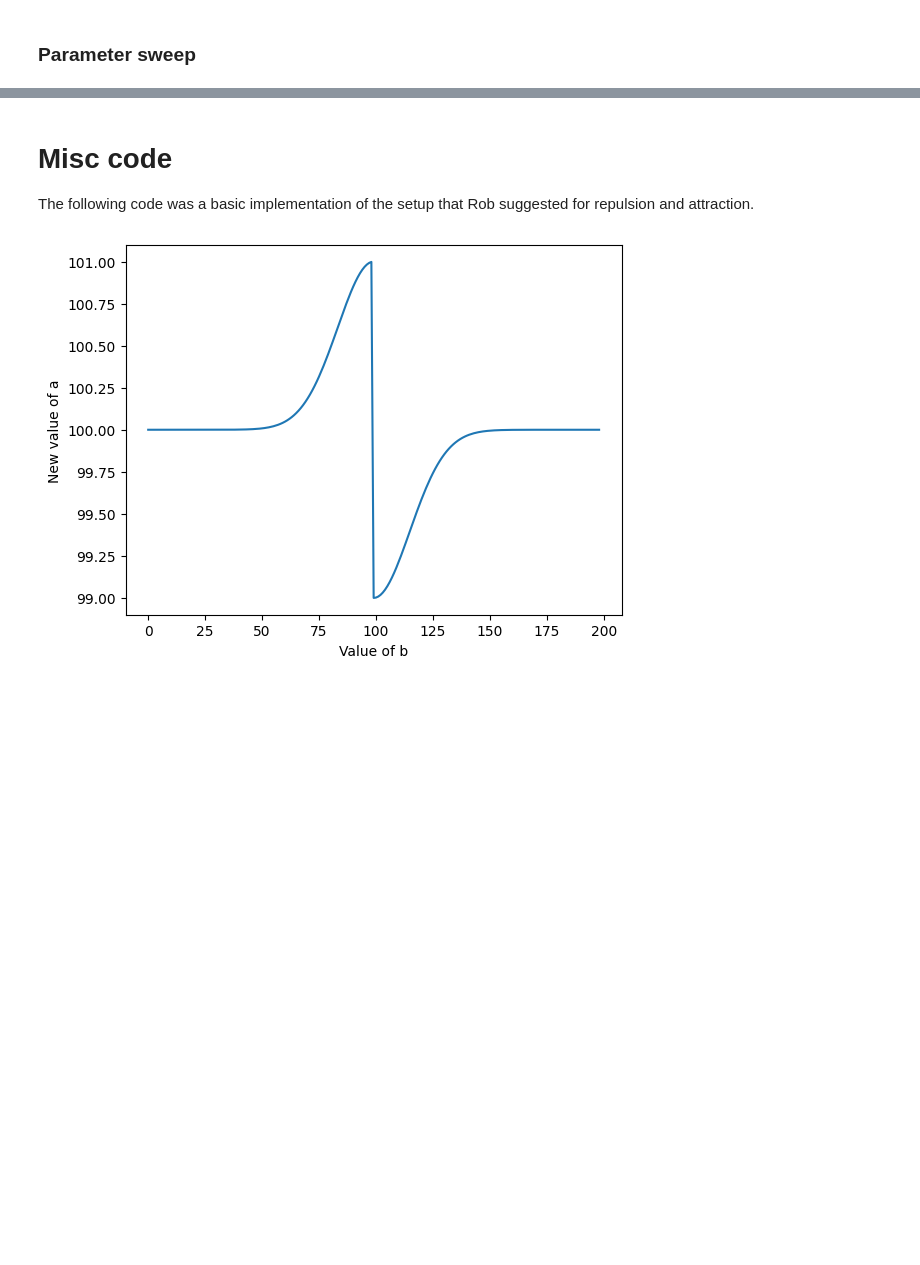
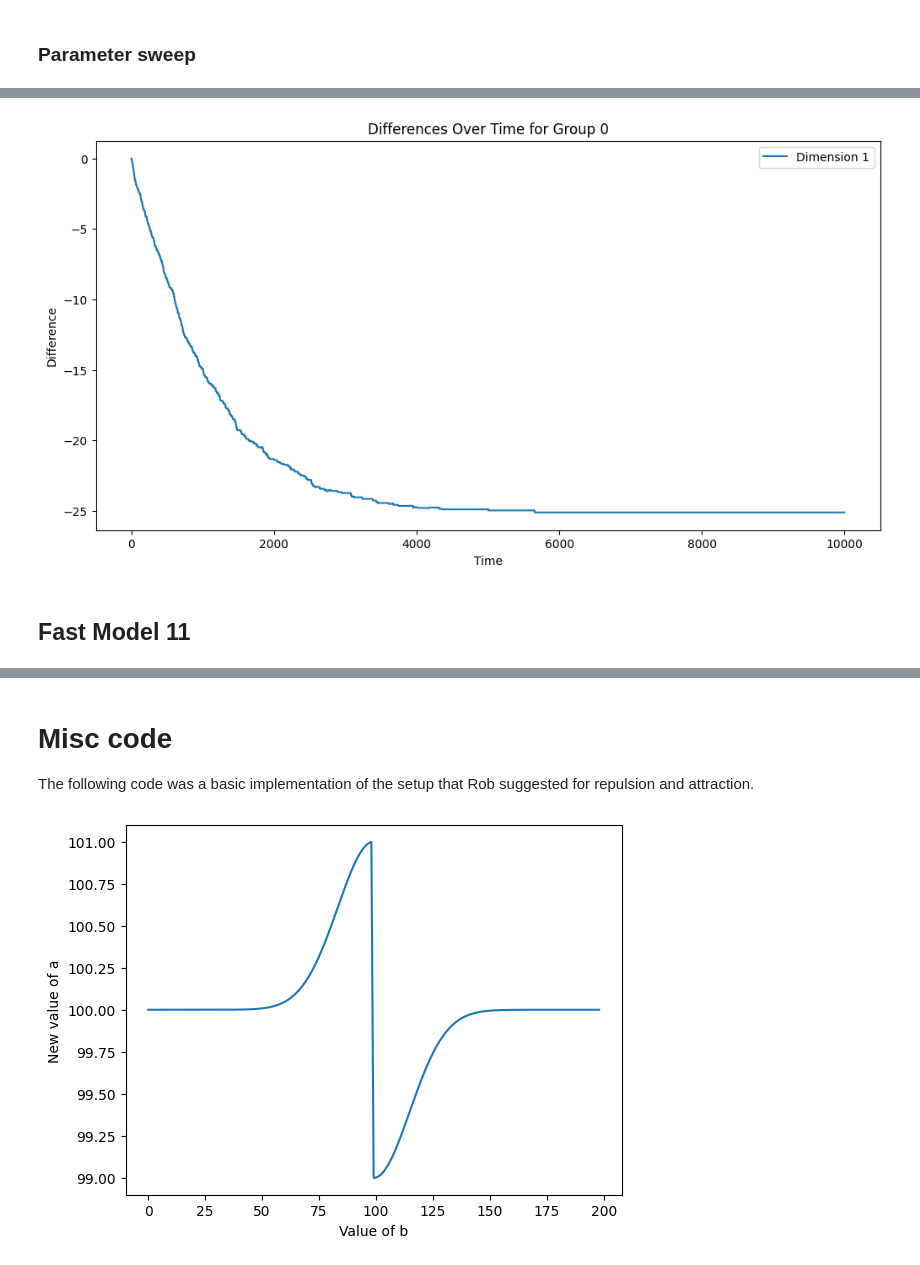
Before and after one commit to vincentmwong/groupshift-model, a Jupyter notebook: Groupshift_Model_Fast.ipynb, the cells around one changed output, grey strips where cells are left out. Cells and saved outputs as stored; diff of their text form; code cells hidden in the pictures; blank space fills up the shorter version.

```diff
--- a/Groupshift_Model_Fast.ipynb
+++ b/Groupshift_Model_Fast.ipynb
@@ -1181,12 +1181,13 @@ testSim.plot_group_values()
 # %% [markdown]
 ### Parameter sweep
 # %%
-def run_simulations_and_store(num_nodes, num_groups, timesteps, dims, lowvalence, highvalence):
+def run_simulations_and_store(num_nodes, num_groups, timesteps, dims, lowvalence, highvalence, aWidthRange, rWidthRange):
+    params_for_filename = '.'.join([str(x) for x in ['N',num_nodes, 'G',num_groups, 'T', timesteps, 'D', dims, 'LOW', lowvalence, 'HIGH', highvalence]])
     # Define the HDF5 file to store results
-    with h5py.File('simulation_results.hdf5', 'w') as f:
+    with h5py.File('simulation_results_'+params_for_filename+'.hdf5', 'w') as f:
         # Loop through parameter space
-        for aWidth in np.linspace(0, 500, 3):
-            for rWidth in np.linspace(0, 500, 3):
+        for aWidth in aWidthRange:
+            for rWidth in rWidthRange:
                 # Initialize data
                 N = np.random.uniform(0, 100, size=(num_nodes, dims))
                 N_adj = np.zeros((num_nodes, timesteps))
@@ -1204,11 +1205,12 @@ def run_simulations_and_store(num_nodes, num_groups, timesteps, dims, lowvalence
                 grp.create_dataset('N', data=sim.N)
                 grp.create_dataset('N_adj', data=sim.N_adj)
 
-def get_simulation_data(aWidth_value, rWidth_value):
+def get_simulation_data(num_nodes, num_groups, timesteps, dims, lowvalence, highvalence, aWidth_value, rWidth_value):
+    params_for_filename = '.'.join([str(x) for x in ['N',num_nodes, 'G',num_groups, 'T', timesteps, 'D', dims, 'LOW', lowvalence, 'HIGH', highvalence]])
     # Open the HDF5 file in read mode
     with h5py.File('simulation_results.hdf5', 'r') as hdf5_file:
         # Construct the group name based on the given parameters
-        group_name = f'simulation_{aWidth_value}_{rWidth_value}'
+        group_name = f'simulation_{aWidth_value:.2f}_{rWidth_value:.2f}'
 
         # Check if the group exists in the file
         if group_name in hdf5_file:
@@ -1244,0 +1289,23 @@ TypeError: ignored
+# %%
+# Retrieve contents
+num_nodes = 1000
+num_groups = 2
+timesteps = 10000
+dims = 1
+lowvalence = 0
+highvalence = 100
+
+aWidth_to_retrieve = 0
+rWidth_to_retrieve = 0
+G_retrieved, N_retrieved, N_adj_retrieved = get_simulation_data(num_nodes, num_groups, timesteps, dims, lowvalence, highvalence, aWidth_to_retrieve, rWidth_to_retrieve)
+
+#Calculate difference from group to mean of constituents
+group_constituent_differences = calculate_group_constituent_differences(G_retrieved, N_retrieved, N_adj_retrieved)
+
+#Plot group 0
+group_to_plot = 0  # For example, to plot the first group
+plot_group_differences_over_time(group_constituent_differences, group_to_plot, 1)
+# %% [output]
+[figure, added]
+# %% [markdown]
+## Fast Model 11
```
Also changed, not shown: parts of 18 cells of this notebook.
